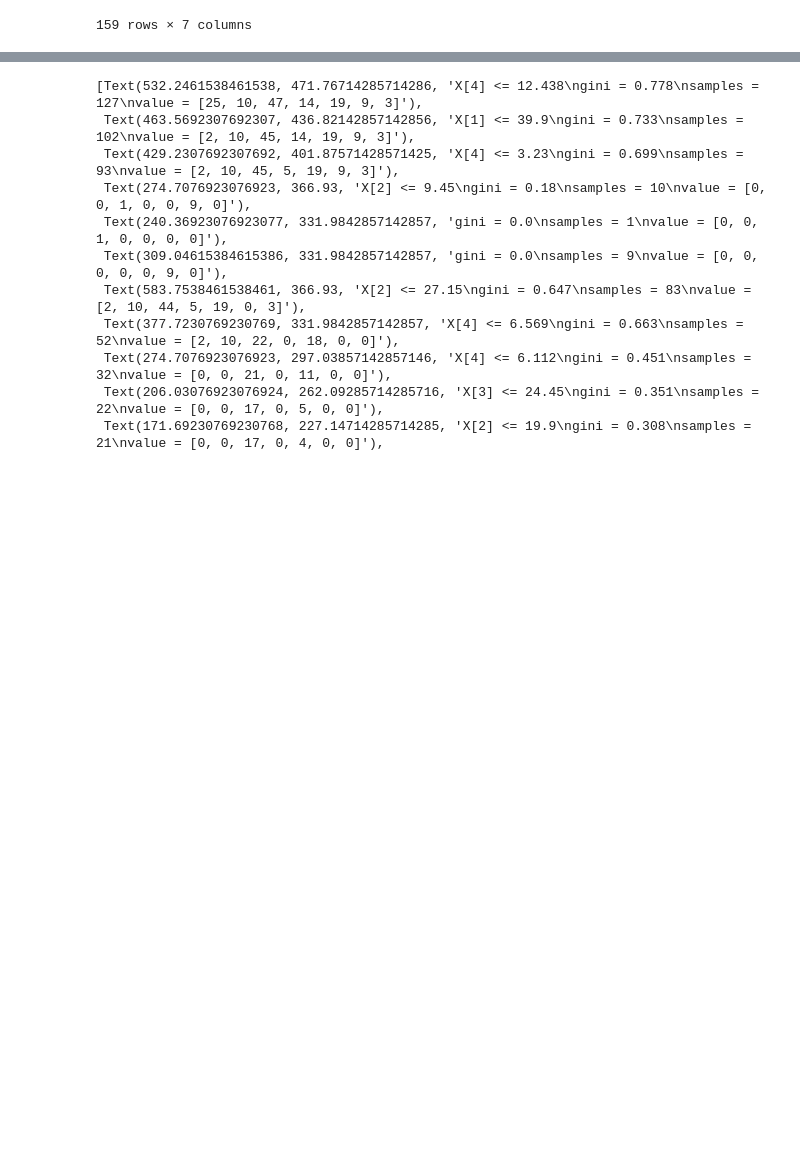
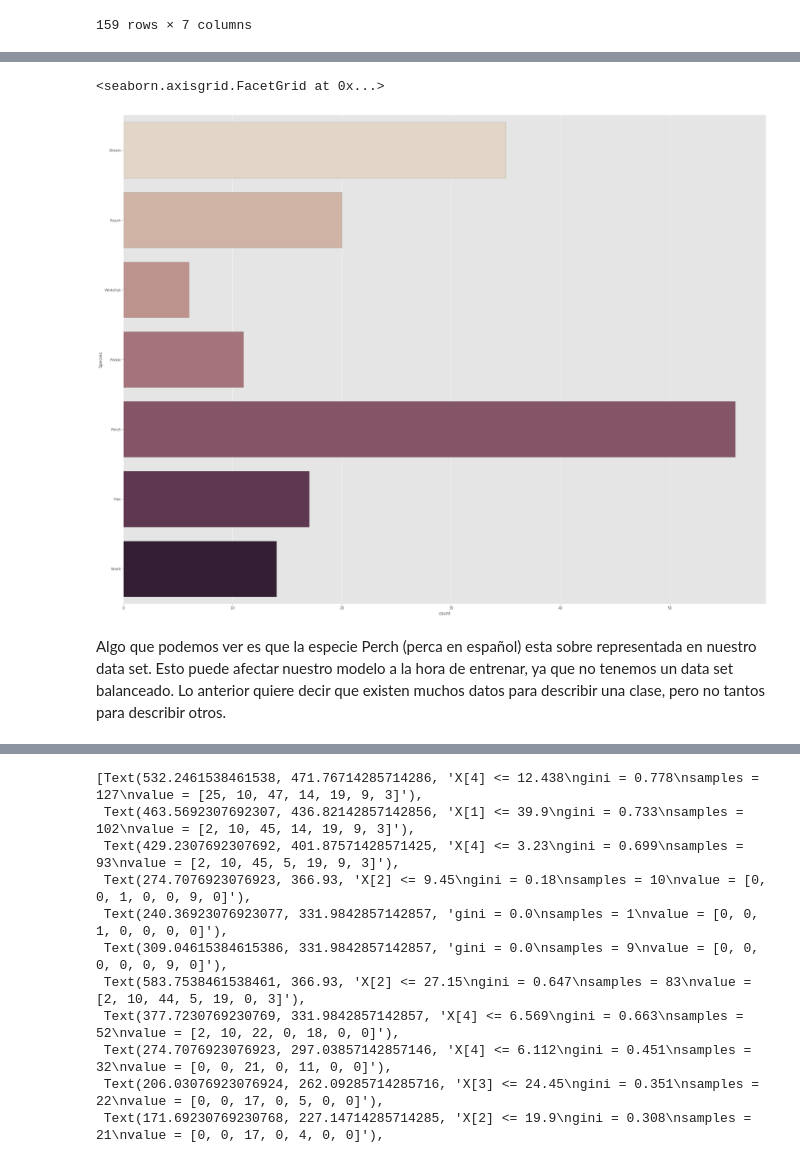
Before and after one commit to XavierCarrera/Tutorial-Machine-Learning-Arboles, a Jupyter notebook: 2_Arboles_Clasificacion.ipynb, the cells around one changed output, grey strips where cells are left out. Saved outputs shown, nothing was run; the diff lists cells and outputs as text; code cells hidden in the pictures; blank space fills up the shorter version.

```diff
--- a/2_Arboles_Clasificacion.ipynb
+++ b/2_Arboles_Clasificacion.ipynb
@@ -46,0 +46,9 @@ sns.scatterplot(data=df, x="Height", y="Weight")
+# %%
+sns.catplot(y="Species", kind="count", height=20, aspect=20/15,
+            palette="ch:.25", edgecolor=".6",
+            data=df)
+# %% [output]
+<seaborn.axisgrid.FacetGrid at 0x...>
+[figure, added]
+# %% [markdown]
+Algo que podemos ver es que la especie Perch (perca en español) esta sobre representada en nuestro data set. Esto puede afectar nuestro modelo a la hora de entrenar, ya que no tenemos un data set balanceado. Lo anterior quiere decir que existen muchos datos para describir una clase, pero no tantos para describir otros.
```
Also changed, not shown: parts of 14 cells of this notebook.
